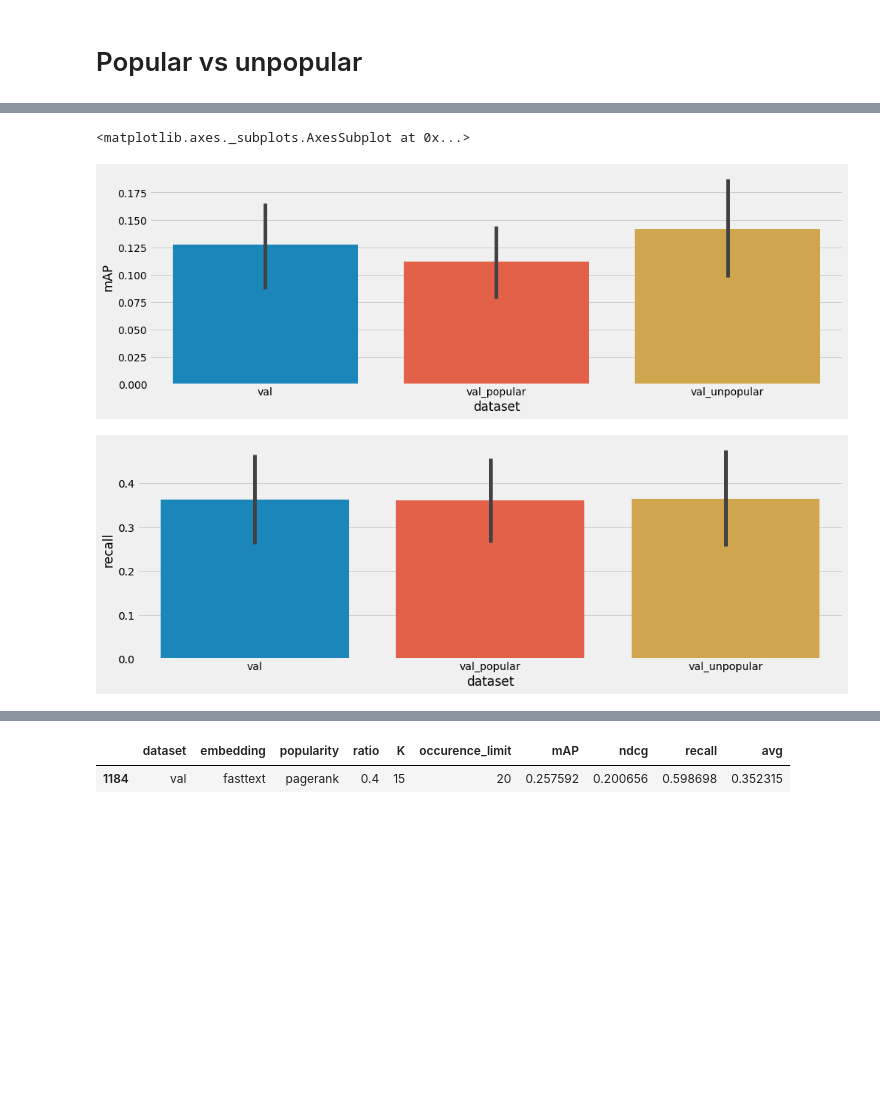
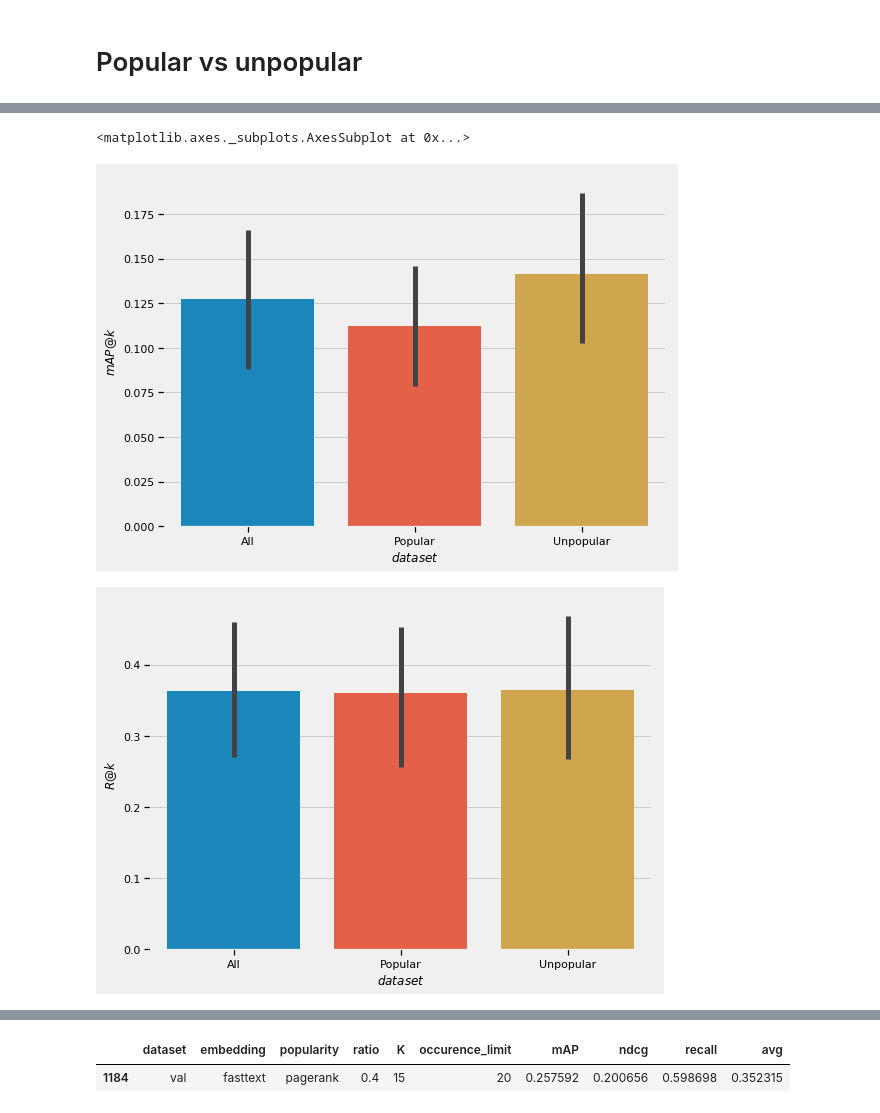
Before and after one commit to data-boars/hashtag-recommendation-project, a Jupyter notebook: notebooks/Grid Search Analysis.ipynb, the cells around one changed output, grey strips where cells are left out. Drawn from its saved outputs; the diff is of its cells as text; code cells hidden in the pictures; blank space fills up the shorter version.

```diff
--- a/notebooks/Grid Search Analysis.ipynb
+++ b/notebooks/Grid Search Analysis.ipynb
@@ -78,12 +85,18 @@ sns.pointplot(gs['ratio'], gs['ndcg'], errwidth=0.2, markers='.')
 # %% [markdown]
 # K results
 # %%
-plt.figure(figsize=(15,5))
-sns.pointplot(gs['K'], gs['mAP'], errwidth=0.2, markers='.')
+sns.set_context("notebook", rc={"lines.linewidth": 1.2})
+plt.figure(figsize=(8,6))
+ax = sns.pointplot(gs['K'], gs['mAP'], errwidth=0.2, markers='.')
+ax.set(xlabel='$K$', ylabel='$mAP@k$')
+plt.savefig('reports/mAP_K.pdf', transparent=True)
 
-plt.figure(figsize=(15,5))
-sns.pointplot(gs['K'], gs['recall'], errwidth=0.2, markers='.')
+plt.figure(figsize=(8,6))
+ax = sns.pointplot(gs['K'], gs['recall'], errwidth=0.2, markers='.')
+ax.set(xlabel='$K$', ylabel='$R@k$')
+plt.savefig('reports/recall_K.pdf', transparent=True)
 
 plt.figure(figsize=(15,5))
 sns.pointplot(gs['K'], gs['ndcg'], errwidth=0.2, markers='.')
+ax.set(xlabel='$K$', ylabel='$R@k$')
 # %% [output]
@@ -94,11 +107,16 @@ sns.pointplot(gs['K'], gs['ndcg'], errwidth=0.2, markers='.')
 # %% [markdown]
 # Hashtag occurence limit results
 # %%
-plt.figure(figsize=(15,5))
-sns.pointplot(gs['occurence_limit'], gs['mAP'], errwidth=0.3, markers='.')
+sns.set_context("notebook", rc={"lines.linewidth": 1.2})
+plt.figure(figsize=(8,6))
+ax = sns.pointplot(gs['occurence_limit'], gs['mAP'], errwidth=0.3, markers='.')
+ax.set(xlabel='$Occurence\ limit$', ylabel='$mAP@k$')
+plt.savefig('reports/mAP_occurence.pdf', transparent=True)
 
-plt.figure(figsize=(15,5))
-sns.pointplot(gs['occurence_limit'], gs['recall'], errwidth=0.3, markers='.')
+plt.figure(figsize=(8,6))
+ax = sns.pointplot(gs['occurence_limit'], gs['recall'], errwidth=0.3, markers='.')
+ax.set(xlabel='$Occurence\ limit$', ylabel='$R@k$')
+plt.savefig('reports/recall_occurence.pdf', transparent=True)
 
 plt.figure(figsize=(15,5))
 sns.pointplot(gs['occurence_limit'], gs['ndcg'], errwidth=0.3, markers='.')
@@ -126,15 +148,20 @@ sns.barplot(gs_all['dataset'], gs_all['ndcg'], errwidth=5)
 # %%
-plt.figure(figsize=(15,5))
+plt.figure(figsize=(8,6))
+gs_all['dataset'] = gs_all['dataset'].replace({"val": "All", "val_popular": "Popular", "val_unpopular": "Unpopular"})
 d = gs_all[(gs_all['occurence_limit']==20) & (gs_all['ratio'] >0.9)]
 #d = d[d['K']<=10]
-sns.barplot(d['dataset'], d['mAP'], errwidth=5)
+ax = sns.barplot(d['dataset'], d['mAP'], errwidth=5)
+ax.set(xlabel='$dataset$', ylabel='$mAP@k$')
+plt.savefig('reports/mAP_dataset_limit_20.pdf', transparent=True)
 
-plt.figure(figsize=(15,5))
-sns.barplot(d['dataset'], d['recall'], errwidth=5)
+plt.figure(figsize=(8,6))
+ax = sns.barplot(d['dataset'], d['recall'], errwidth=5)
+ax.set(xlabel='$dataset$', ylabel='$R@k$')
+plt.savefig('reports/recall_dataset_limit_20.pdf', transparent=True)
 
-plt.figure(figsize=(15,5))
+plt.figure(figsize=(8,6))
 sns.barplot(d['dataset'], d['ndcg'], errwidth=5)
 # %% [output]
 <matplotlib.axes._subplots.AxesSubplot at 0x...>
-[figure, old version]
+[figure, new version]
-[figure, old version]
+[figure, new version]
```
Also changed, not shown: parts of 20 cells of this notebook, 17 other files.
